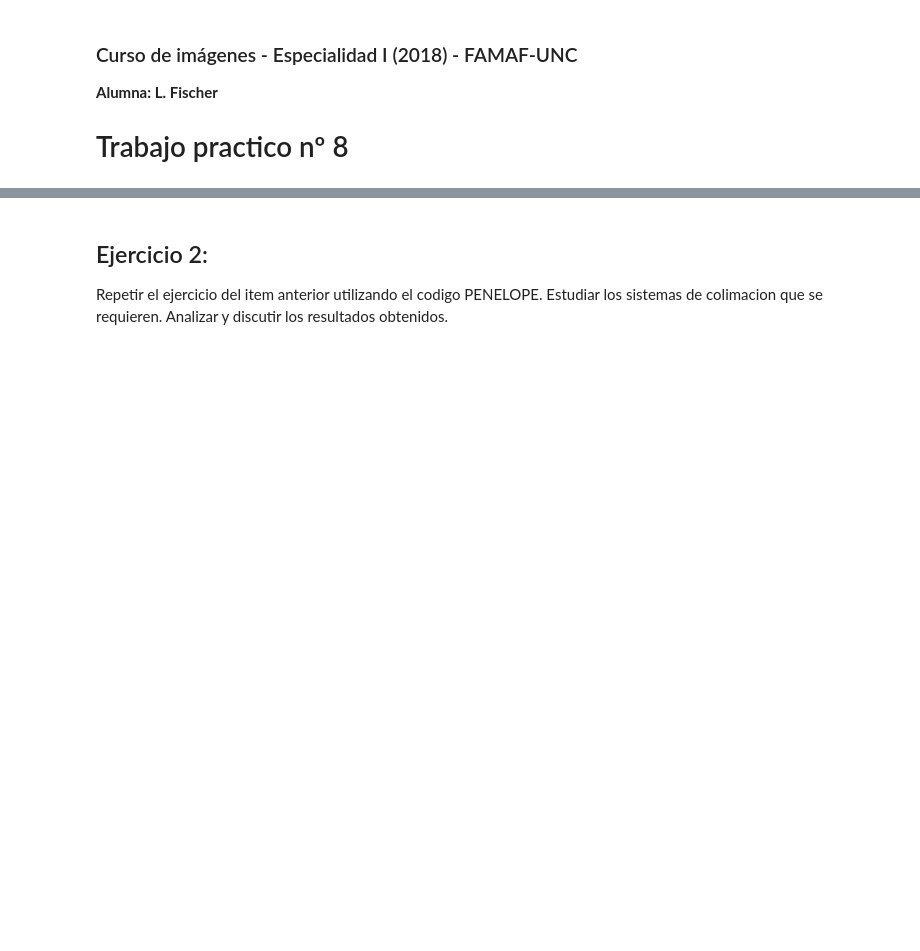
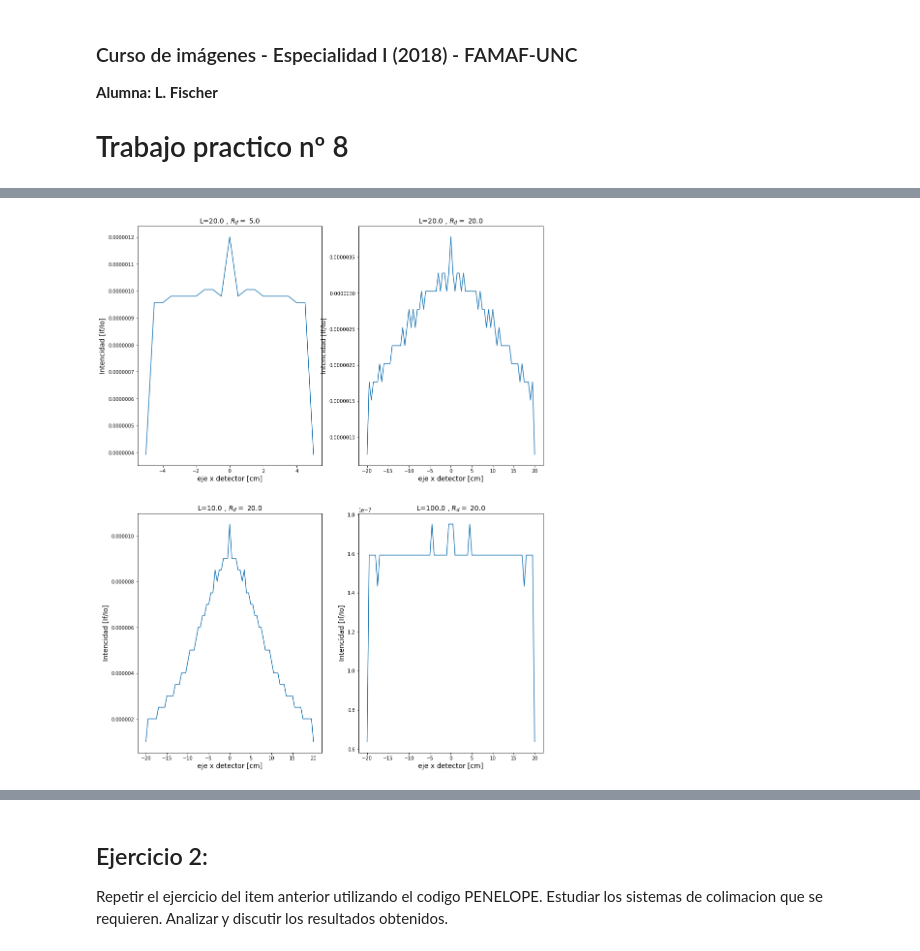
Before and after one commit to pap84/cim-practicos, a Jupyter notebook: larisa/Práctico 8.ipynb, the cells around one changed output, grey strips where cells are left out. Drawn from its saved outputs; the diff is of its cells as text; code cells hidden in the pictures; blank space fills up the shorter version.

```diff
--- a/larisa/Práctico 8.ipynb
+++ b/larisa/Práctico 8.ipynb
@@ -12,0 +209,32 @@ Interpretar los resultados obtenidos de acuerdo con la figura 1.
+# %%
+#EXTRA: si se quieren los gráficos sin la línea que corresponde a If=Io [eje y=1]
+
+figure = plt.figure(figsize=(15,20))
+
+ax1 = plt.subplot(221)
+ax2 = plt.subplot(222)
+ax3 = plt.subplot(223)
+ax4 = plt.subplot(224)
+
+ax1.plot(eje_x0, det0)
+ax2.plot(eje_x1, det1)
+ax3.plot(eje_x2, det2)
+ax4.plot(eje_x3, det3)
+
+ax1.set_title(u'L={0} , $ R_d= $ {1}'.format(L0,R0), fontsize=14)
+ax2.set_title(u'L={0} , $R_d=$ {1}'.format(L1,R1), fontsize=14)
+ax3.set_title(u'L={0} , $R_d=$ {1}'.format(L2,R2), fontsize=14)
+ax4.set_title(u'L={0} , $R_d=$ {1}'.format(L3,R3), fontsize=14)
+
+ax1.set_xlabel(u'eje x detector [cm]', fontsize=14)
+ax1.set_ylabel(u'Intencidad [If/Io]', fontsize=14)
+ax2.set_xlabel(u'eje x detector [cm]', fontsize=14)
+ax2.set_ylabel(u'Intencidad [If/Io]', fontsize=14)
+ax3.set_xlabel(u'eje x detector [cm]', fontsize=14)
+ax3.set_ylabel(u'Intencidad [If/Io]', fontsize=14)
+ax4.set_xlabel(u'eje x detector [cm]', fontsize=14)
+ax4.set_ylabel(u'Intencidad [If/Io]', fontsize=14)
+
+plt.show()
+# %% [output]
+[figure, added]
```
Also changed, not shown: parts of 14 cells of this notebook, 5 other files.
